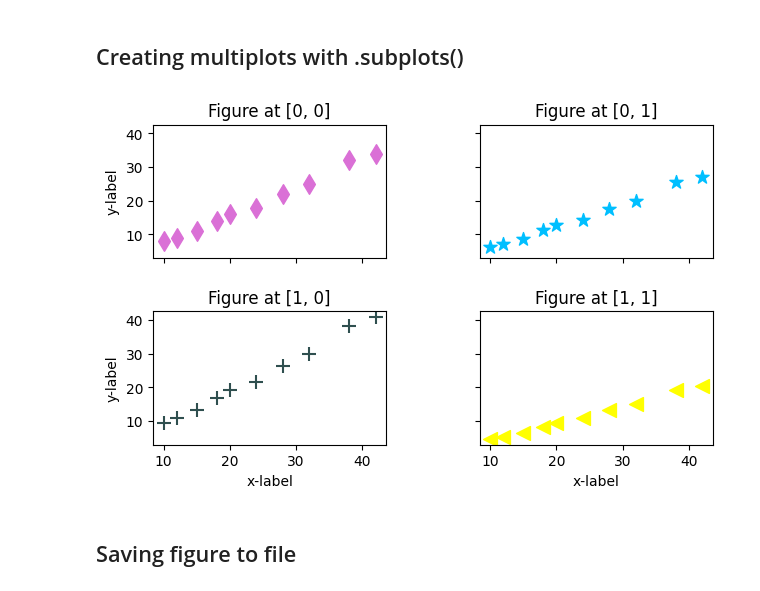
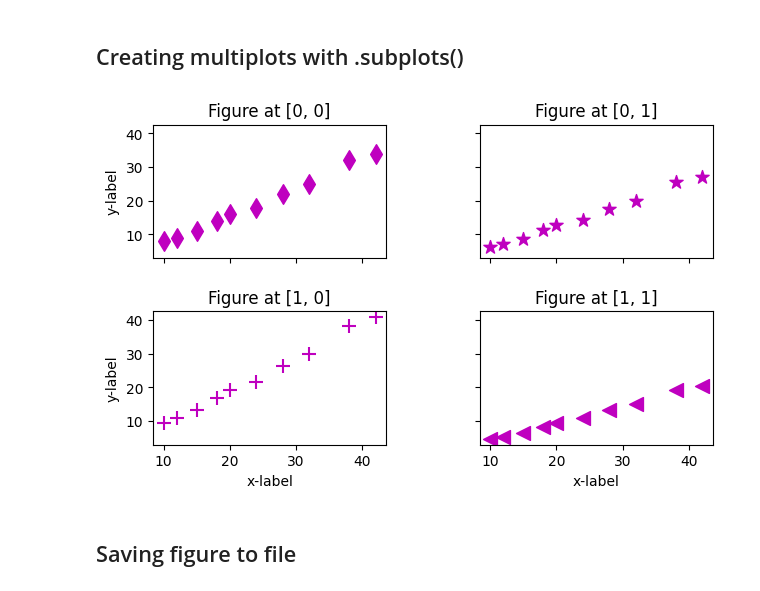
Before and after one commit to kitty365/data_analytics, a Jupyter notebook: Week_04/graphics_with_matplotlib.ipynb, the cells around one changed output. Drawn from its saved outputs; the diff is of its cells as text; code cells hidden in the pictures.

```diff
--- a/Week_04/graphics_with_matplotlib.ipynb
+++ b/Week_04/graphics_with_matplotlib.ipynb
@@ -325,40 +325,40 @@ plt.show()
 # Define 2x2 subplots and whether x- and y-axes should be shared
 fig, ax = plt.subplots(2, 2, figsize=(7,4), sharex=True, sharey=True)
 
-ax[0, 0].scatter(x, y, s=100, marker='d', color='orchid') # row=0, col=0
-ax[1, 0].scatter(x, z, s=100, marker='+', color='slategrey') # row=1, col=0
-ax[0, 1].scatter(x, g, s=100, marker='*', color='deepskyblue') # row=0, col=1
-ax[1, 1].scatter(x, e, s=100, marker='<', color='yellow') # row=1, col=1
+ax[0, 0].scatter(x, y, s=100, marker='d', color='m') # row=0, col=0
+ax[1, 0].scatter(x, z, s=100, marker='+', color='m') # row=1, col=0
+ax[0, 1].scatter(x, g, s=100, marker='*', color='m') # row=0, col=1
+ax[1, 1].scatter(x, e, s=100, marker='<', color='m') # row=1, col=1
 
 # Adding title
 ax[0, 0].set_title('Figure at [0, 0]', fontsize = 12)
 ax[1, 0].set_title('Figure at [1, 0]', fontsize = 12)
 ax[0, 1].set_title('Figure at [0, 1]', fontsize = 12)
 ax[1, 1].set_title('Figure at [1, 1]', fontsize = 12)
 
 # Adding x-labels
 ax[0, 0].set_xlabel('', fontsize = 10)
 ax[1, 0].set_xlabel('x-label', fontsize = 10)
 ax[0, 1].set_xlabel('', fontsize = 10)
 ax[1, 1].set_xlabel('x-label', fontsize = 10)
 
 # Adding y-labels
 ax[0, 0].set_ylabel('y-label', fontsize = 10)
 ax[1, 0].set_ylabel('y-label', fontsize = 10)
 ax[0, 1].set_ylabel('', fontsize = 10)
 ax[1, 1].set_ylabel('', fontsize = 10)
 
 # Set the spacing between subplots
 plt.subplots_adjust(left=0.1,
                     bottom=0.1,
                     right=0.9,
                     top=0.9,
                     wspace=0.4,
                     hspace=0.4)
 
 plt.show()
 # %% [output]
-[figure, old version]
+[figure, new version]
 # %% [markdown]
 ## Saving figure to file
 # %%
```
Also changed, not shown: parts of 2 cells of this notebook.
